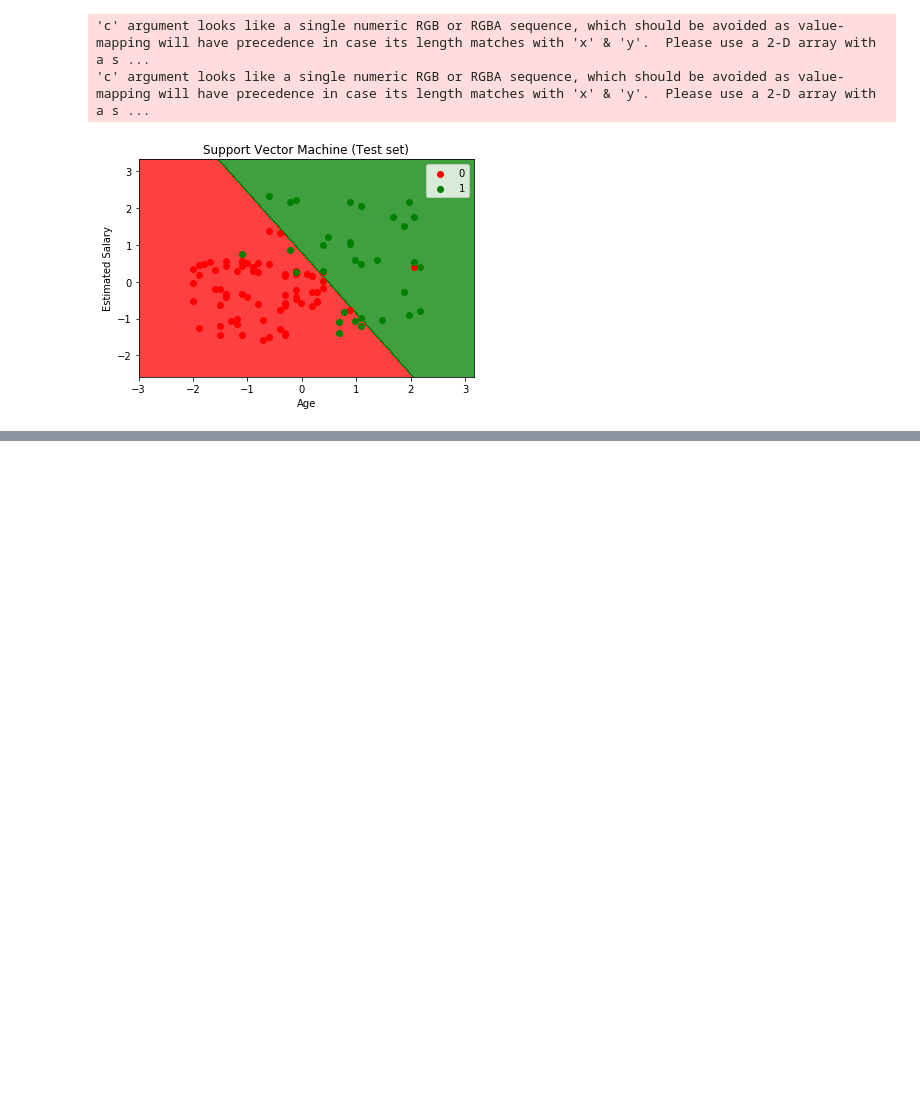
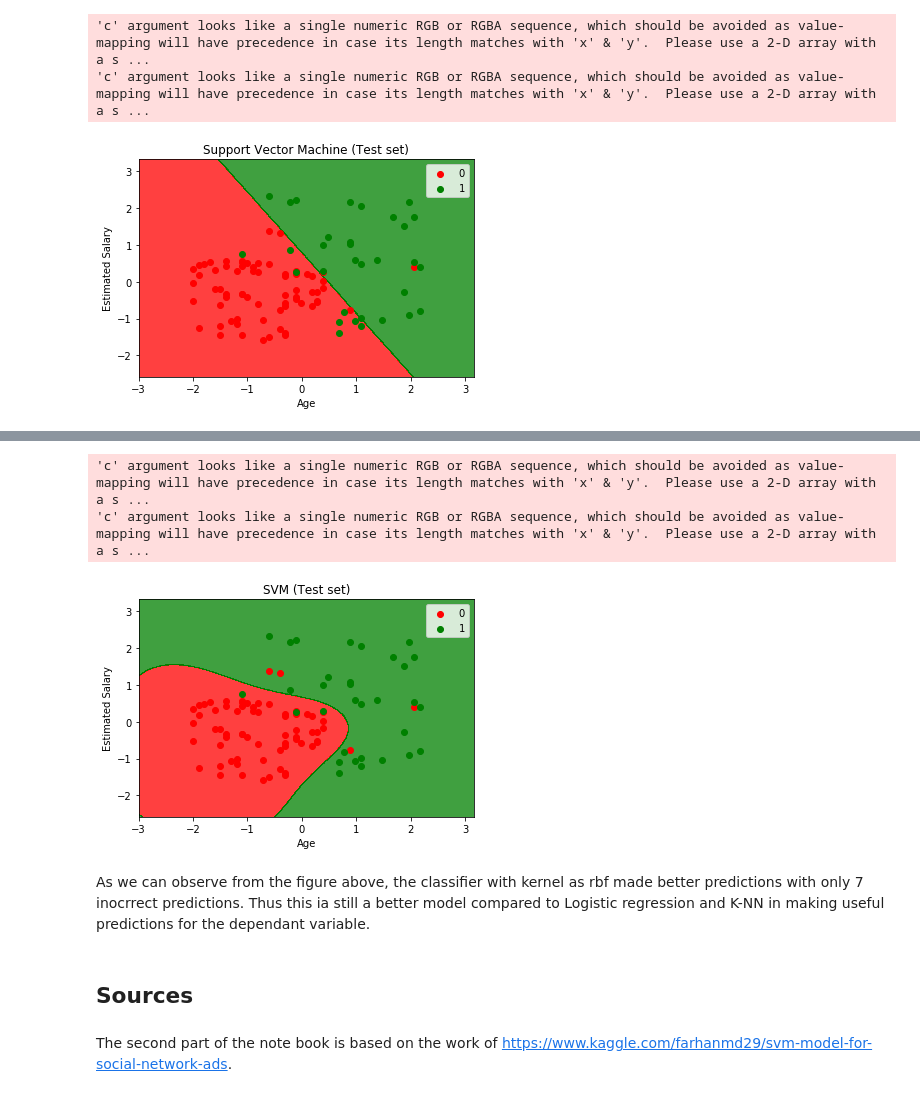
Before and after one commit to tigerarcades/tigerarcades.com-support_vector_machines, a Jupyter notebook: support_vector_machines.ipynb, the cells around one changed output, grey strips where cells are left out. Saved outputs shown, nothing was run; the diff lists cells and outputs as text; code cells hidden in the pictures; blank space fills up the shorter version.

Commit message:
adding additonal content based on https://www.kaggle.com/farhanmd29/svm-model-for-social-network-ads

```diff
--- a/support_vector_machines.ipynb
+++ b/support_vector_machines.ipynb
@@ -100,0 +135,12 @@ visualize(X_test, y_test, 'Support Vector Machine (Test set)')
+# %%
+visualize(X_test, y_test, 'SVM (Test set)')
+# %% [output]
+'c' argument looks like a single numeric RGB or RGBA sequence, which should be avoided as value-mapping will have precedence in case its length matches with 'x' & 'y'.  Please use a 2-D array with a s ...
+'c' argument looks like a single numeric RGB or RGBA sequence, which should be avoided as value-mapping will have precedence in case its length matches with 'x' & 'y'.  Please use a 2-D array with a s ...
+[figure, added]
+# %% [markdown]
+As we can observe from the figure above, the classifier with kernel as rbf made better predictions with only 7 inocrrect predictions. Thus this ia still a better model compared to Logistic regression and K-NN in making useful predictions for the dependant variable.
+# %% [markdown]
+## Sources
+# %% [markdown]
+The second part of the note book is based on the work of https://www.kaggle.com/farhanmd29/svm-model-for-social-network-ads.
```
Also changed, not shown: parts of 12 cells of this notebook.
